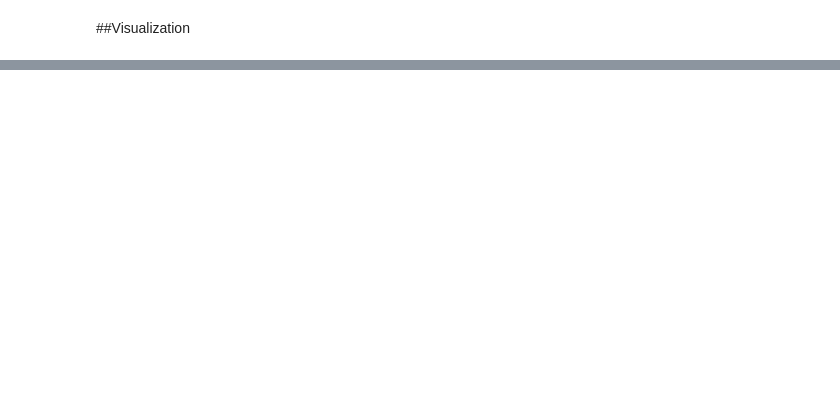
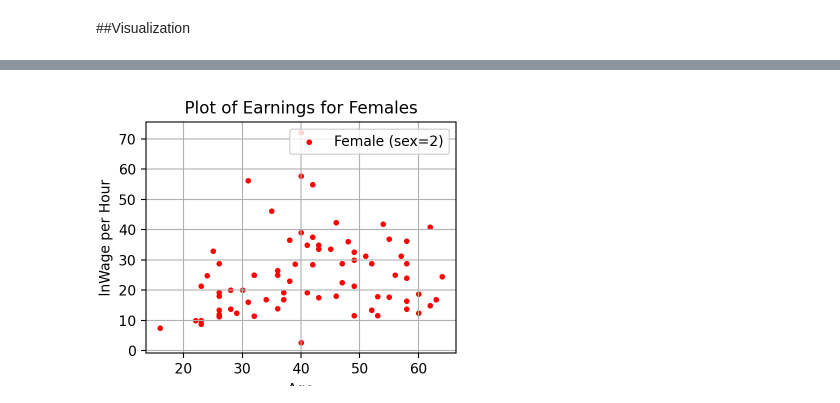
Before and after one commit to Jacopo21/EarningxOccupation, a Jupyter notebook: HM1/earnings.ipynb, the cells around one changed output, grey strips where cells are left out. Cells and saved outputs as stored; diff of their text form; code cells hidden in the pictures; blank space fills up the shorter version.

```diff
--- a/HM1/earnings.ipynb
+++ b/HM1/earnings.ipynb
@@ -427,0 +426,12 @@ No artists with labels found to put in legend.  Note that artists whose label st
+# %%
+data_female = data[data['sex'] == 0]
+plt.figure(figsize=(4, 3))
+plt.scatter(data_female['age'], data_female['w'], color='red', marker='.', label='Female (sex=2)')
+plt.title('Plot of Earnings for Females')
+plt.xlabel('Age')
+plt.ylabel('lnWage per Hour')
+plt.legend()
+plt.grid(True)
+plt.show()
+# %% [output]
+[figure, added]
```
Also changed, not shown: parts of 15 cells of this notebook.
